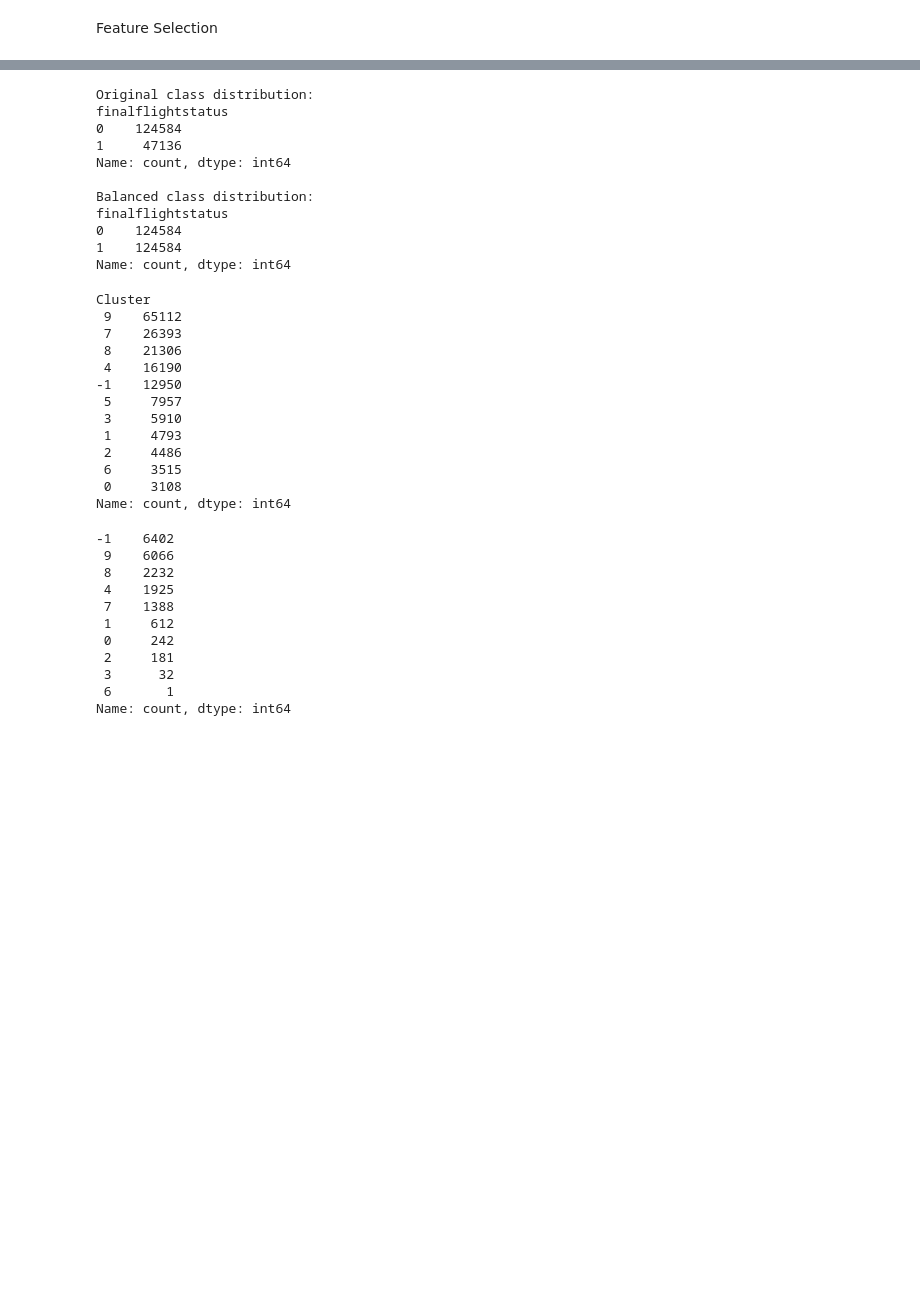
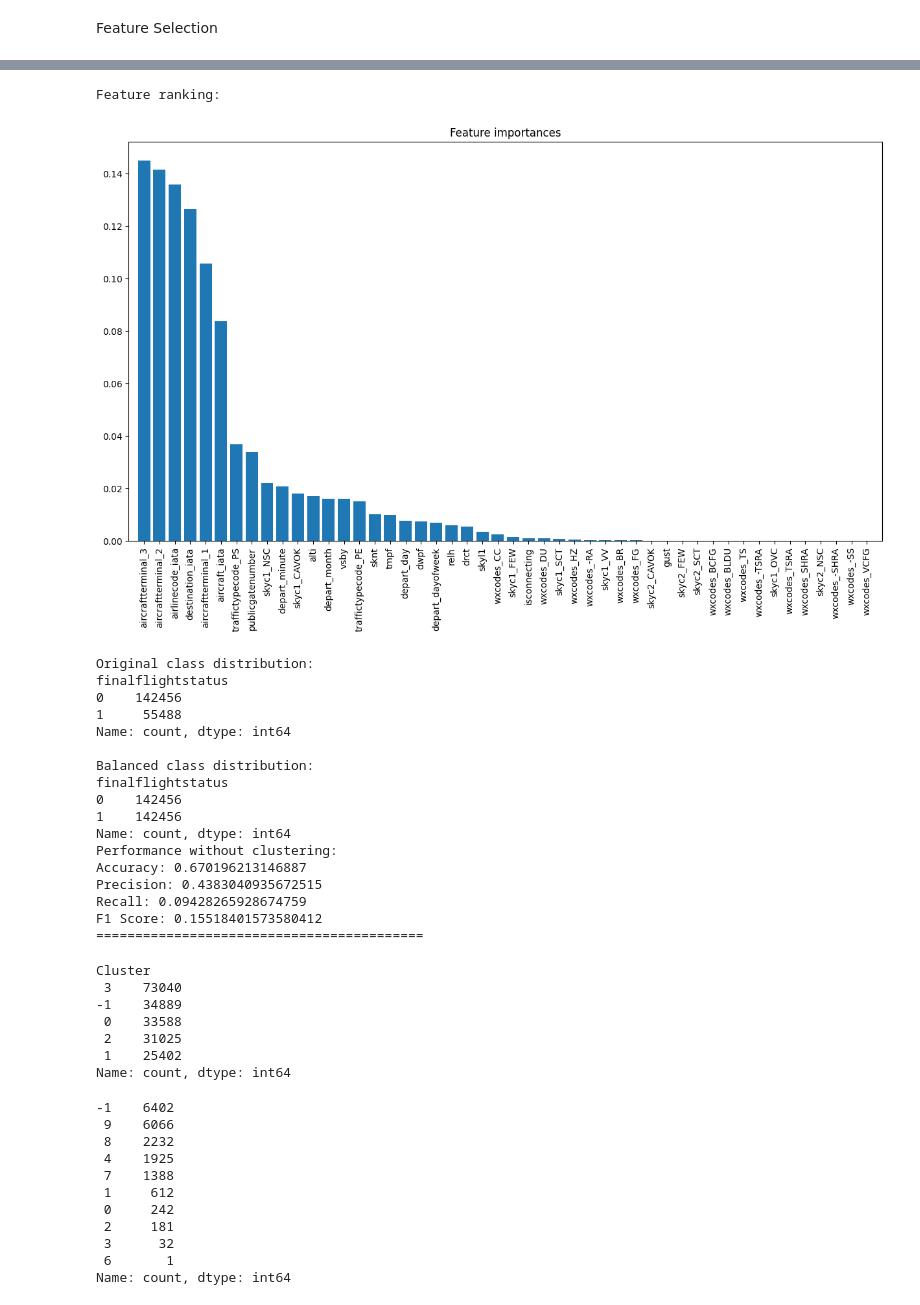
Before and after one commit to abdussaboor98/MLR570-Project, a Jupyter notebook: hdbscan rf cls all.ipynb, the cells around one changed output, grey strips where cells are left out. Saved outputs shown, nothing was run; the diff lists cells and outputs as text; code cells hidden in the pictures; blank space fills up the shorter version.

```diff
--- a/hdbscan rf cls all.ipynb
+++ b/hdbscan rf cls all.ipynb
@@ -215,11 +194,11 @@ from category_encoders import CatBoostEncoder
 
 high_cardinality_cols = ['airlinecode_iata', 'destination_iata', 'aircraft_iata', 'publicgatenumber']
 
-catboost_encoder = CatBoostEncoder(cols=high_cardinality_cols, return_df=True)
+# catboost_encoder = CatBoostEncoder(cols=high_cardinality_cols, return_df=True)
 
-X_train_encoded = catboost_encoder.fit_transform(X_train, y_train)
+# X_train_encoded = catboost_encoder.fit_transform(X_train, y_train)
 
-X_test_encoded = catboost_encoder.transform(X_test)
+# X_test_encoded = catboost_encoder.transform(X_test)
 
-X_train = X_train_encoded
-X_test = X_test_encoded
+# X_train = X_train_encoded
+# X_test = X_test_encoded
@@ -226,6 +263,6 @@ X_test = X_test_encoded
 # %%
 # one_hot_column =  ['skyc1', 'skyc2', 'traffictypecode', 'aircraftterminal', 'airlinecode_iata', 'destination_iata']
-one_hot_column =  ['skyc1', 'skyc2', 'traffictypecode', 'aircraftterminal', ]
+one_hot_column =  ['skyc1', 'skyc2', 'traffictypecode', 'aircraftterminal', 'wxcodes']
 
 ohe = OneHotEncoder(drop='first', sparse_output=False, handle_unknown='ignore')
 
@@ -242,5 +279,5 @@ numerical_cols = ['tmpf', 'dwpf', 'relh', 'drct', 'sknt', 'alti', 'vsby', 'skyl1
 # %%
-scaler = MinMaxScaler(feature_range=(0, 1))
-X_train[numerical_cols] = scaler.fit_transform(X_train[numerical_cols])
-X_test[numerical_cols] = scaler.transform(X_test[numerical_cols])
+# scaler = MinMaxScaler(feature_range=(0, 1))
+# X_train[numerical_cols] = scaler.fit_transform(X_train[numerical_cols])
+# X_test[numerical_cols] = scaler.transform(X_test[numerical_cols])
 # %%
@@ -291,3 +370,21 @@ Error:
+# %%
+import matplotlib.pyplot as plt
+importances = rf_classifier.feature_importances_
+indices = np.argsort(importances)[::-1]
+
+# Print the feature ranking
+print("Feature ranking:")
+
+# Plot the feature importances of the forest
+plt.figure(figsize=(15, 8))
+plt.title("Feature importances")
+plt.bar(range(X_train.shape[1]), importances[indices], align="center")
+plt.xticks(range(X_train.shape[1]), X_train.columns[indices], rotation=90)
+plt.xlim([-1, X_train.shape[1]])
+plt.show()
+# %% [output]
+Feature ranking:
+[figure, added]
 # %%
 param_space = {
     'n_estimators': Integer(50, 200),
@@ -311,7 +408,7 @@ print(pd.Series(y_train_balanced).value_counts())
 bayes_cv = BayesSearchCV(
     estimator=RandomForestClassifier(),
     search_spaces=param_space,
-    n_iter=50,
+    n_iter=5,
     cv=3,
     n_jobs=-1,
     scoring='f1',
@@ -336,19 +433,25 @@ print()
 # %% [output]
 Original class distribution:
 finalflightstatus
-0    124584
-1     47136
+0    142456
+1     55488
 Name: count, dtype: int64
 
 Balanced class distribution:
 finalflightstatus
-0    124584
-1    124584
+0    142456
+1    142456
 Name: count, dtype: int64
+Performance without clustering:
+Accuracy: 0.670196213146887
+Precision: 0.4383040935672515
+Recall: 0.09428265928674759
+F1 Score: 0.15518401573580412
+==========================================
 # %%
 hdbscan_model = HDBSCAN(
-    min_cluster_size=3000,      # Increase to avoid microclusters
-    min_samples=5,              # Lower to reduce noise points
+    min_cluster_size=10000,      # Increase to avoid microclusters
+    min_samples=10,              # Lower to reduce noise points
     cluster_selection_epsilon=0.5,  # Increase to reduce noise points
     cluster_selection_method='eom',  # 'eom' tends to produce more balanced clusters
     prediction_data=True,
@@ -358,17 +461,11 @@ clusters_train = pd.DataFrame(hdbscan_model.fit_predict(X_train), columns=['Clus
 clusters_train['Cluster'].value_counts()
 # %% [output]
 Cluster
- 9    65112
- 7    26393
- 8    21306
- 4    16190
--1    12950
- 5     7957
- 3     5910
- 1     4793
- 2     4486
- 6     3515
- 0     3108
+ 3    73040
+-1    34889
+ 0    33588
+ 2    31025
+ 1    25402
 Name: count, dtype: int64
 # %%
 clusters_test, _ = approximate_predict(hdbscan_model, X_test)
```
Also changed, not shown: parts of 21 cells of this notebook, 8 other files.
